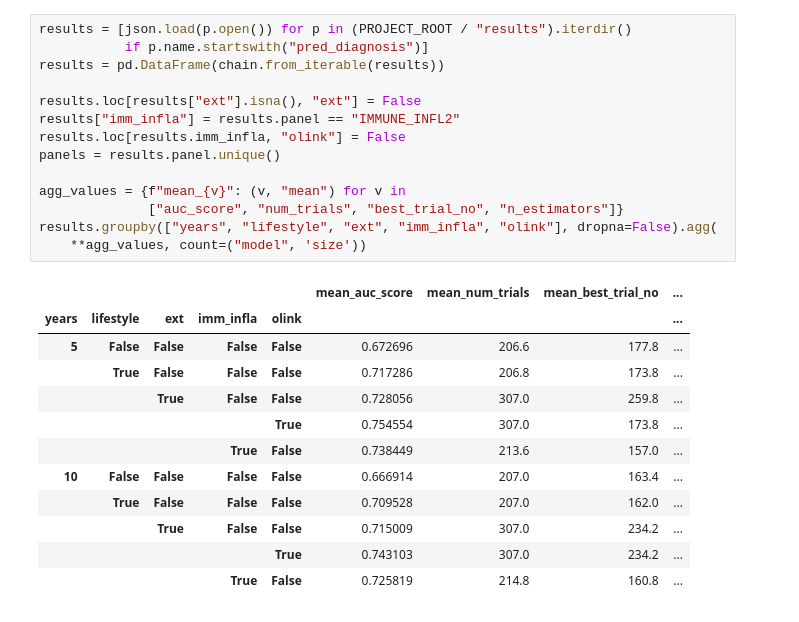
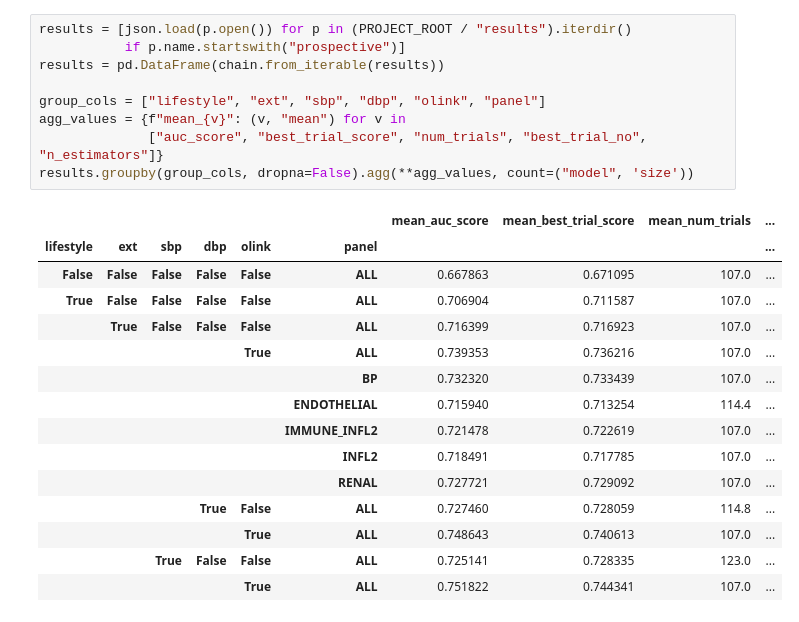
Before and after one commit to ipolharvard/biobank_olink, a Jupyter notebook: notebooks/exp_prospective.ipynb, the cells around one changed output. Saved outputs shown, nothing was run; the diff lists cells and outputs as text.

```diff
--- a/notebooks/exp_prospective.ipynb
+++ b/notebooks/exp_prospective.ipynb
@@ -18,28 +21,26 @@ from biobank_olink.constants import PROJECT_ROOT
 # %%
 results = [json.load(p.open()) for p in (PROJECT_ROOT / "results").iterdir()
-           if p.name.startswith("pred_diagnosis")]
+           if p.name.startswith("prospective")]
 results = pd.DataFrame(chain.from_iterable(results))
 
-results.loc[results["ext"].isna(), "ext"] = False
-results["imm_infla"] = results.panel == "IMMUNE_INFL2"
-results.loc[results.imm_infla, "olink"] = False
-panels = results.panel.unique()
-
+group_cols = ["lifestyle", "ext", "sbp", "dbp", "olink", "panel"]
 agg_values = {f"mean_{v}": (v, "mean") for v in
-              ["auc_score", "num_trials", "best_trial_no", "n_estimators"]}
-results.groupby(["years", "lifestyle", "ext", "imm_infla", "olink"], dropna=False).agg(
-    **agg_values, count=("model", 'size'))
+              ["auc_score", "best_trial_score", "num_trials", "best_trial_no", "n_estimators"]}
+results.groupby(group_cols, dropna=False).agg(**agg_values, count=("model", 'size'))
 # %% [output]
-|  |  |  |  |  | mean_auc_score | mean_num_trials | mean_best_trial_no | ... |
-| years | lifestyle | ext | imm_infla | olink |  |  |  | ... |
-| 5 | False | False | False | False | 0.672696 | 206.6 | 177.8 | ... |
-|  | True | False | False | False | 0.717286 | 206.8 | 173.8 | ... |
-|  |  | True | False | False | 0.728056 | 307.0 | 259.8 | ... |
-|  |  |  |  | True | 0.754554 | 307.0 | 173.8 | ... |
-|  |  |  | True | False | 0.738449 | 213.6 | 157.0 | ... |
-| 10 | False | False | False | False | 0.666914 | 207.0 | 163.4 | ... |
-|  | True | False | False | False | 0.709528 | 207.0 | 162.0 | ... |
-|  |  | True | False | False | 0.715009 | 307.0 | 234.2 | ... |
-|  |  |  |  | True | 0.743103 | 307.0 | 234.2 | ... |
-|  |  |  | True | False | 0.725819 | 214.8 | 160.8 | ... |
+|  |  |  |  |  |  | mean_auc_score | mean_best_trial_score | mean_num_trials | ... |
+| lifestyle | ext | sbp | dbp | olink | panel |  |  |  | ... |
+| False | False | False | False | False | ALL | 0.667863 | 0.671095 | 107.0 | ... |
+| True | False | False | False | False | ALL | 0.706904 | 0.711587 | 107.0 | ... |
+|  | True | False | False | False | ALL | 0.716399 | 0.716923 | 107.0 | ... |
+|  |  |  |  | True | ALL | 0.739353 | 0.736216 | 107.0 | ... |
+|  |  |  |  |  | BP | 0.732320 | 0.733439 | 107.0 | ... |
+|  |  |  |  |  | ENDOTHELIAL | 0.715940 | 0.713254 | 114.4 | ... |
+|  |  |  |  |  | IMMUNE_INFL2 | 0.721478 | 0.722619 | 107.0 | ... |
+|  |  |  |  |  | INFL2 | 0.718491 | 0.717785 | 107.0 | ... |
+|  |  |  |  |  | RENAL | 0.727721 | 0.729092 | 107.0 | ... |
+|  |  |  | True | False | ALL | 0.727460 | 0.728059 | 114.8 | ... |
+|  |  |  |  | True | ALL | 0.748643 | 0.740613 | 107.0 | ... |
+|  |  | True | False | False | ALL | 0.725141 | 0.728335 | 123.0 | ... |
+|  |  |  |  | True | ALL | 0.751822 | 0.744341 | 107.0 | ... |
 # %%
```
Also changed, not shown: parts of 23 cells of this notebook, 6 other files.
